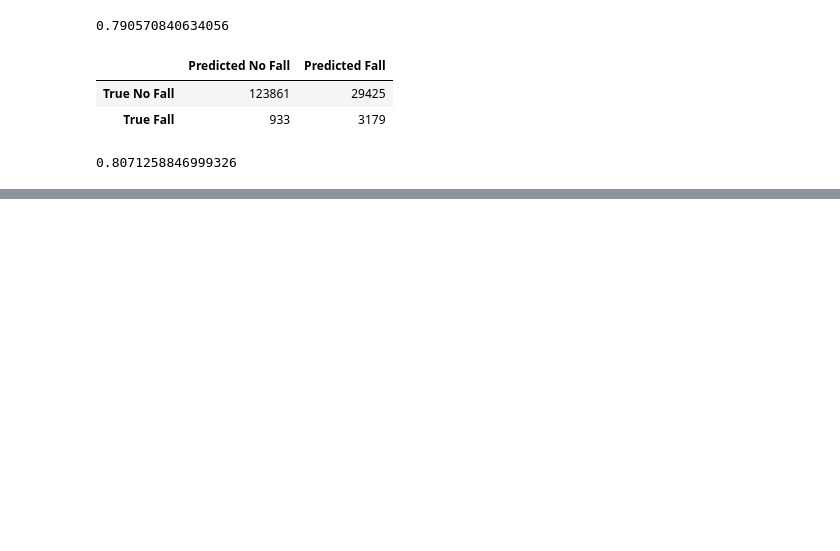
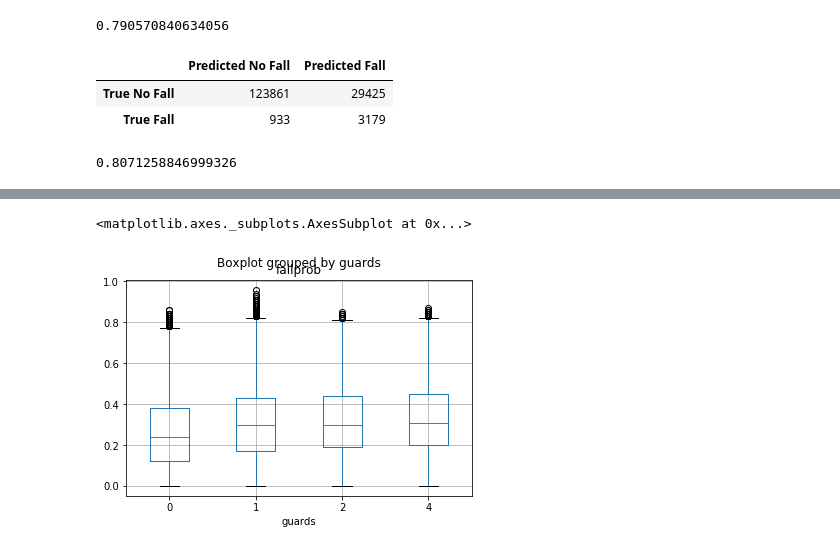
Before and after one commit to BSmith25/TreeProject, a Jupyter notebook: ProjectFiles/TreeModelWarn.ipynb, the cells around one changed output, grey strips where cells are left out. Cells and saved outputs as stored; diff of their text form; code cells hidden in the pictures; blank space fills up the shorter version.

```diff
--- a/ProjectFiles/TreeModelWarn.ipynb
+++ b/ProjectFiles/TreeModelWarn.ipynb
@@ -309,7 +352,7 @@ high_risk_zips=high_risk_trees.groupby('zipcode').count().tree_id
 high_risk_zips.to_csv('Data/FinalOutputs/high_risk_zips.csv',index=True)
 # %%
 # join lat lon to final table to output tree maps with fall probabilities
-df_imp_bldghght = pd.read_csv('data_with_imp_bldghght.csv',index_col='tree_id')
+df_imp_bldghght = pd.read_csv('Data/spatialdatasets/data_with_imp_bldghght.csv',index_col='tree_id')
 df_imp_bldghght.drop(['rvalue_1', 'heightroof','address','block_id', 'created_at', 'curb_loc', 'guards', 'health',
        'problems', 'root_grate', 'root_other',''
        'root_stone', 'sidewalk', 'spc_common', 'status', 'steward', 'tree_dbh',
@@ -344,0 +396,5 @@ nw_data_prob[nw_data_prob.fallprob>0.75].tree_id.count()-data_prob[data_prob.fal
+# %%
+map_table.boxplot(by='guards',column=['fallprob'])
+# %% [output]
+<matplotlib.axes._subplots.AxesSubplot at 0x...>
+[figure, added]
```
Also changed, not shown: parts of 17 cells of this notebook, 1 other file.
